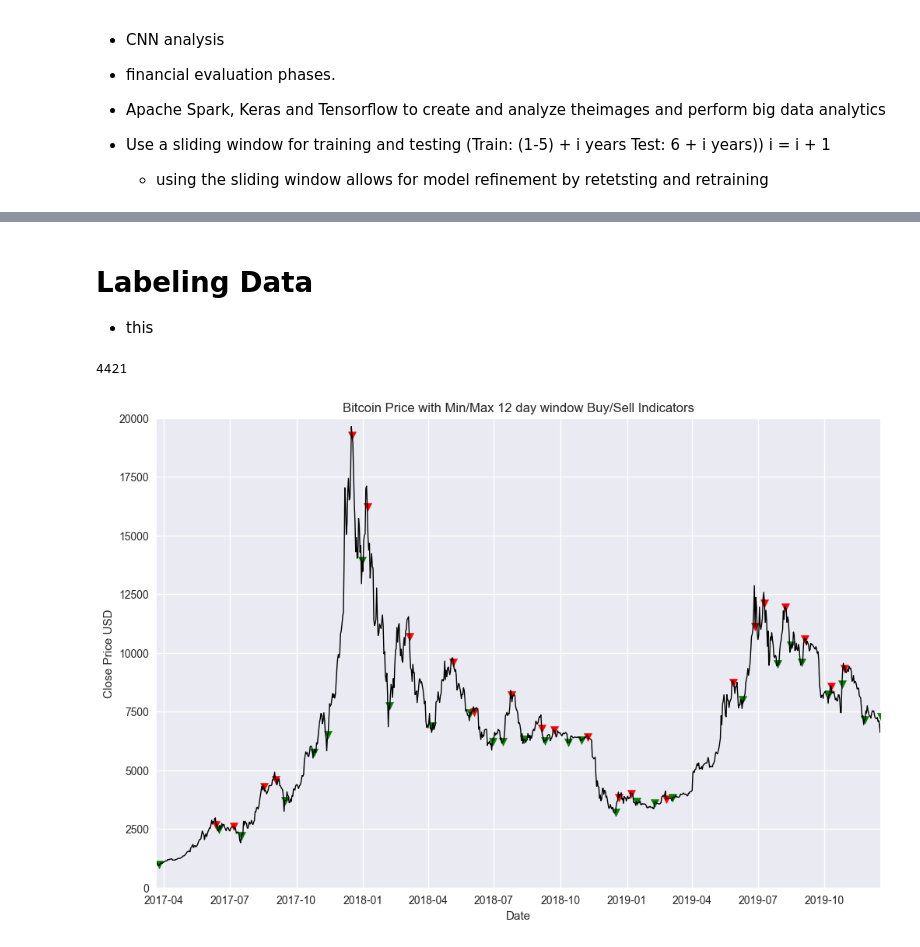
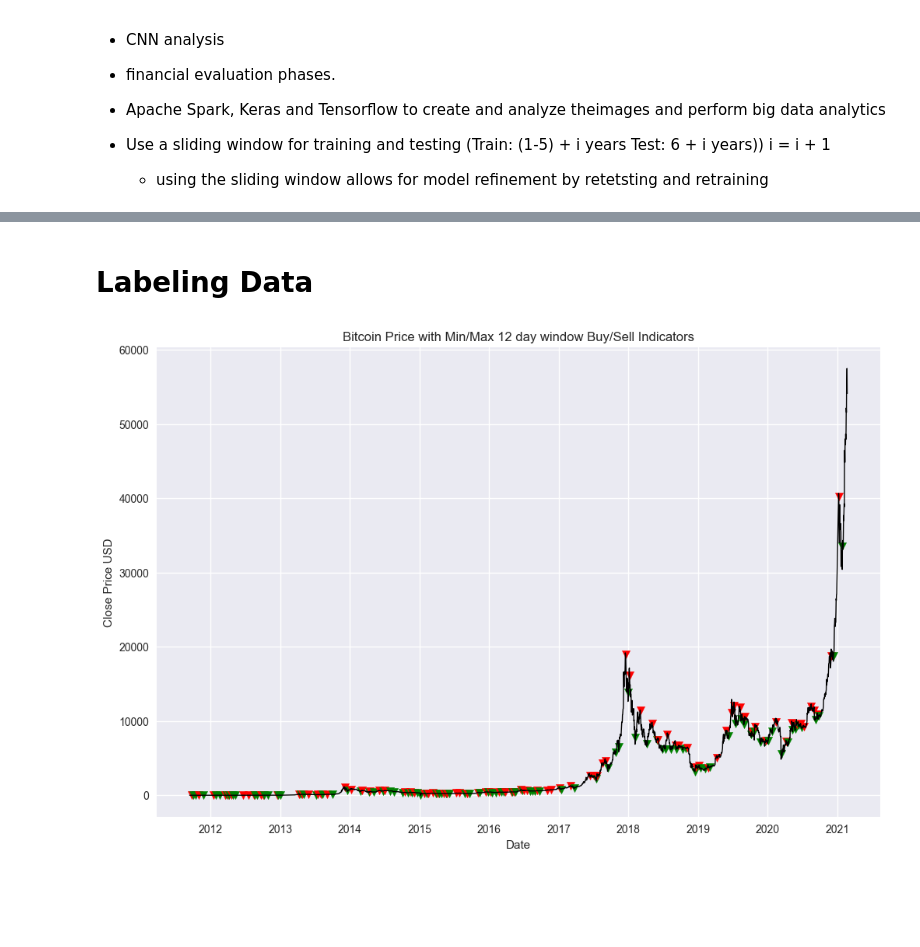
Before and after one commit to jamorsicato/machine-learning, a Jupyter notebook: bitcoin_price_prediction.ipynb, the cells around one changed output, grey strips where cells are left out. Drawn from its saved outputs; the diff is of its cells as text; code cells hidden in the pictures; blank space fills up the shorter version.

Commit message:
Added technical analysis indicators and quandl

```diff
--- a/bitcoin_price_prediction.ipynb
+++ b/bitcoin_price_prediction.ipynb
@@ -160,0 +230,3 @@ import pickle
+# %%
+ex = 'BCHARTS/BITSTAMPUSD'
+df = get_quandl_data(ex)
@@ -211,2 +261,8 @@ for c in cols_want:
 # %%
-df_a.describe()
+df_ta = pd.DataFrame()
+
+df["volume"] = df["Volume (BTC)"]
+df.columns = map(str.lower, df.columns)
+cols_want = {"open","close","high","low","volume"}
+for c in cols_want:
+    df_ta[c] = df[c]
@@ -247,11 +269,10 @@ df_a.describe()
 # %% [markdown]
 # Labeling Data
-
-- this
 # %%
 #turn this into a fuction
 
 window = 12
+numDays = len(list(df_ta['close']))
 dayIter = 0  # day counter
 rowIter = 0  # row counter
 maxValIndex = 0
@@ -259,10 +280,10 @@ minValIndex = 0
 minVal = 1000000000000
 maxVal = - 100000000000
 buySellHold = []
-btcUSD = list(df_a.PriceUSD)
+btcUSD = list(df_ta.close)
 
 
-#btcUSD is our price data
+# #btcUSD is our price data
 
 while(rowIter < numDays):
 
@@ -296,7 +317,7 @@ while(rowIter < numDays):
             else:
                 result = "HOLD"
 
-        temp = [result,windowMid]
+        temp = result
         buySellHold.append(temp)
 
         # reset window values
@@ -305,41 +326,37 @@ while(rowIter < numDays):
 
     else:
 
-        temp = ["HOLD",rowIter]
+        temp = "HOLD"
         buySellHold.append(temp)
 
     rowIter += 1 # increment day
 
-df_a["buySellHold"] = buySellHold
-
-print(numDays)
+df_ta["buySellHold"] = buySellHold
-# %% [output]
-4421
 # %%
 #Using matplotlib to add required columns
 # turn this into a plotting function
+# FIRST column of df is called index!!
 
 fig = plt.figure(figsize=(12,8), dpi= 100, facecolor='w', edgecolor='k')
 
 
-df_a['date'] = pd.to_datetime(df_a['date'])
-plt.plot(df_a['date'], df_a['PriceUSD'],linewidth=1,color='black')
+# df_ta['index'] = pd.to_datetime(df_ta['index']) ## Remeber this! its super helpful for graphing dataframes
+
+plt.plot(df_ta.index, df_ta['close'],linewidth=1,color='black')
 
 
 # label axis's
 plt.xlabel('Date')
 plt.ylabel('Close Price USD')
 plt.title('Bitcoin Price with Min/Max 12 day window Buy/Sell Indicators')
 
 for i in range(0,len(btcUSD)):
-    if buySellHold[i][0] == "BUY":
-        plt.scatter(df_a['date'][i],df_a['PriceUSD'][i], label='skitscat', color='green', s=55, marker="v") #BUY
-    if buySellHold[i][0] == "SELL":
-        plt.scatter(df_a['date'][i],df_a['PriceUSD'][i], label='skitscat', color='red', s=55, marker="v") #SELL
+    if df_ta['buySellHold'][i] == "BUY":
+        plt.scatter(df_ta.index[i],df_ta['close'][i], label='skitscat', color='green', s=55, marker="v") #BUY
+    if df_ta['buySellHold'][i] == "SELL":
+        plt.scatter(df_ta.index[i],df_ta['close'][i], label='skitscat', color='red', s=55, marker="v") #SELL
 
 
-plt.axis([df_a['date'][3000], df_a['date'][4000], 0, 20000])
-#
-plt.savefig('btc_buy_sell.png')
+# plt.axis([df_ta.index[3000], df_ta.index[4000], 0, 20000])
 # %% [output]
-[figure, old version]
+[figure, new version]
```
Also changed, not shown: parts of 19 cells of this notebook, 5 other files.
